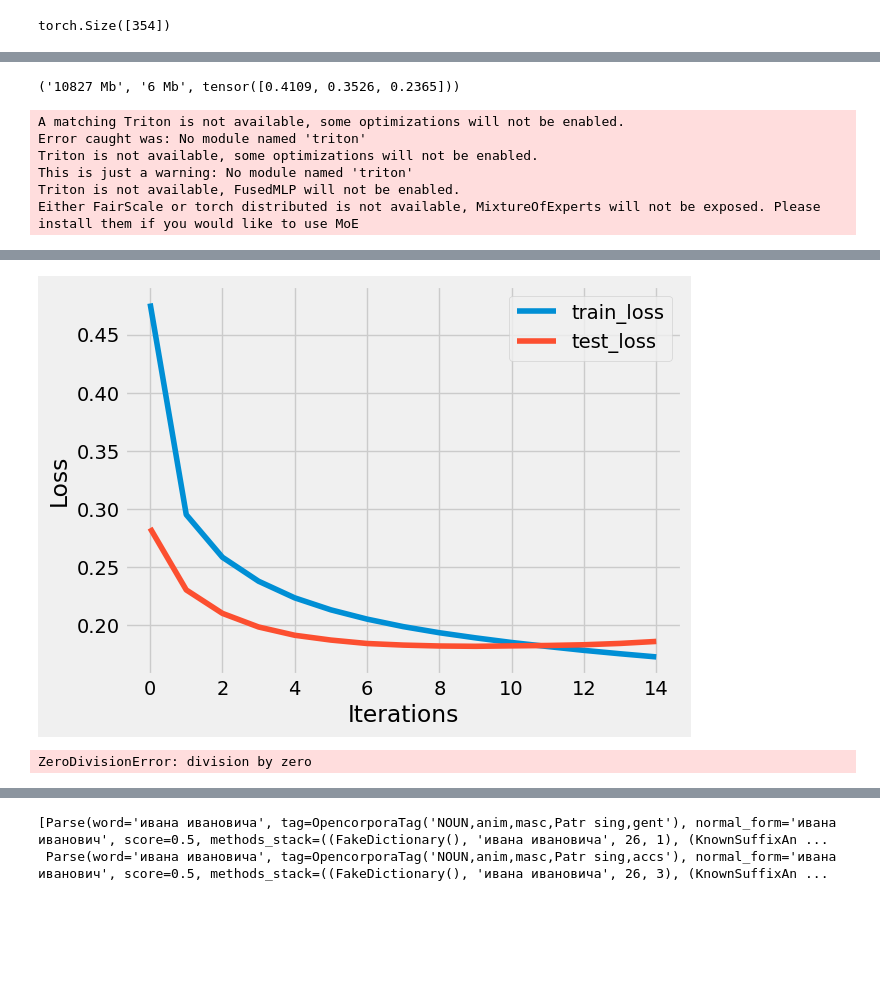
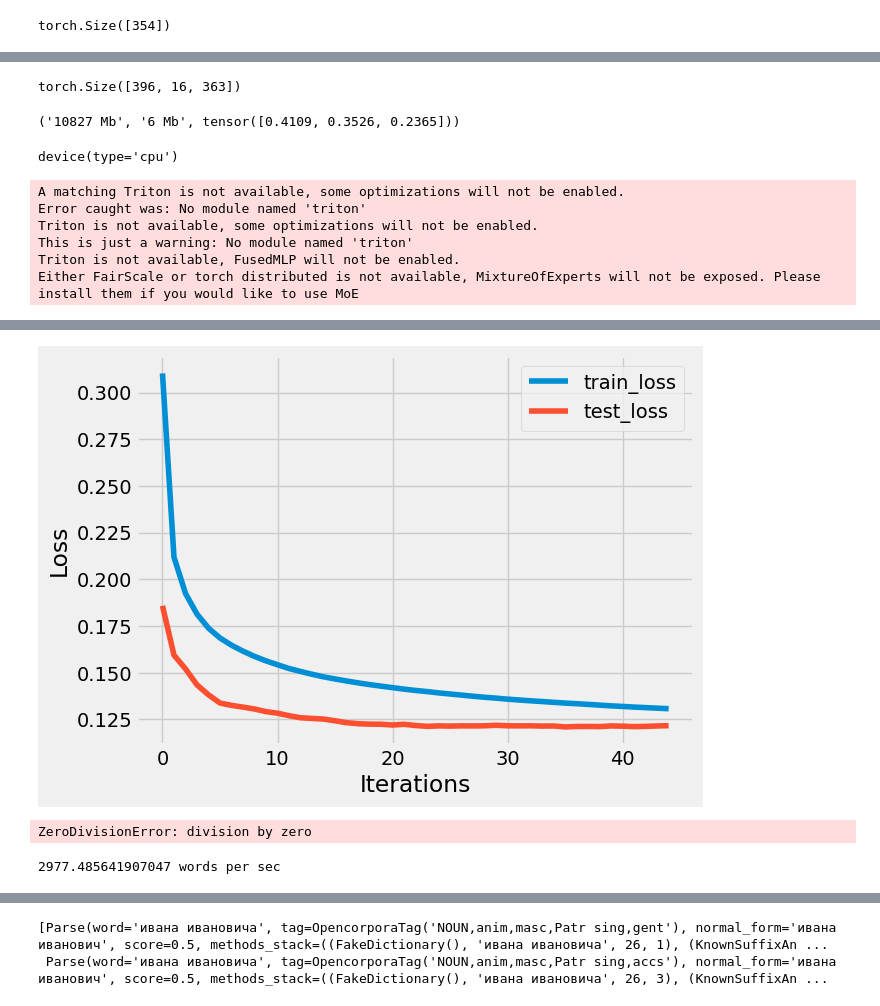
Before and after one commit to misha1sh/audio-ml, a Jupyter notebook: main-text-grammar.ipynb, the cells around one changed output, grey strips where cells are left out. Drawn from its saved outputs; the diff is of its cells as text; code cells hidden in the pictures; blank space fills up the shorter version.

Commit message:
0.12 loss model

```diff
--- a/main-text-grammar.ipynb
+++ b/main-text-grammar.ipynb
@@ -23,7 +23,7 @@ from navec import Navec
 from razdel import tokenize, sentenize
 from nerus import load_nerus
 
-from utils import ProgressParallel
+from utils import ProgressParallel, chunks, size_of_tensor, count_parameters
 from joblib import delayed
 
 from utils import download_file
@@ -34,16 +34,7 @@ from slovnet.model.emb import NavecEmbedding
 
 import random
 import string
-def chunks(multiple_lists, chunk_size):
-    for i in range(0, len(multiple_lists[0]), chunk_size):
-        yield tuple(l[i:i + chunk_size] for l in multiple_lists)
-def size_of_tensor(tensor):
-    return round(tensor.nelement() * tensor.element_size())
-def count_parameters(model):
-    param_size = 0
-    for param in model.parameters():
-        param_size += param.nelement() * param.element_size()
-    return param_size / 1024 ** 2
+
 from pymorphy2.tagset import OpencorporaTag
 from params import NO_PUNCT, build_params
 morph = pymorphy2.MorphAnalyzer()
@@ -93,5 +84,6 @@ params = build_params({
     "USE_NAVEC": True,
     'CUT_NAVEC_TAGS_SET': set(CUT_NAVEC_TAGS_ARRAY),
     'INFECTED_TEXT_PROB': 0.1,
+    "RETAIN_LEFT_PUNCT": True,
 })
-# torch.cuda.is_available(), torch.rand(10).to('cuda:0')
+torch.cuda.is_available(), torch.rand(10).to('cuda:0')
@@ -222,0 +106,10 @@ Test: 146638 samples
+# %%
+import dataset_lib
+import importlib
+importlib.reload(dataset_lib)
+
+
+params['type'] = 'lenta'
+dataset = dataset_lib.Dataset(params, train_test_split=0.9, chunk_size=300000, batch_size=2000)
+dataset.load(50000, 10000) # 50000
+dataset.to_gpu()
@@ -340,3 +129,7 @@ def create_dataset(cnt, parts, params):
+# %%
+dataset.x_train_chunks[0].shape
+# %% [output]
+torch.Size([396, 16, 363])
 # %%
 
 # cnt = 686492 # 400000
@@ -350,3 +145,7 @@ size_of_tensor(input), size_of_tensor(output), torch.sum(output, 0) / len(output
+# %%
+b.device
+# %% [output]
+device(type='cpu')
 # %%
 from xformers.factory import xFormerEncoderBlock, xFormerEncoderConfig
 
@@ -458,10 +257,9 @@ def train_model():
                         # },
                     })
 
-    infected_indices = torch.arange(input.shape[0])[dataset['is_infected']]
-    trainer.set_data(input, output, train_test_split=0.9, not_test_indices=infected_indices)
+    trainer.set_data(dataset)
     try:
-        trainer.train(400, batch=2000, trial=None, log=True) # , chunk_size=680000,
+        trainer.train(400, trial=None, log=True) # , chunk_size=680000,
     except KeyboardInterrupt:
         print("interrupted")
         # type, val, tb = sys.exc_info()
@@ -495,5 +293,5 @@ trainer = train_model()
 interrupted
-[figure, old version]
+[figure, new version]
 # %%
 Positional embedding должен быть около знака препинания, а не около начала
 # %%
@@ -533,3 +332,16 @@ torch.cuda.empty_cache()
 1/0
 # %% [output]
 ZeroDivisionError: division by zero
+# %%
+model = trainer.model.to('cpu:0')
+
+from timeit import default_timer as timer
+start = timer()
+with torch.no_grad():
+    trainer.model(trainer.dataset.x_test)
+end = timer()
+print(len(trainer.dataset.x_test) / (end - start) / 32, "words per sec")
+
+_ = trainer.model.cuda()
+# %% [output]
+2977.485641907047 words per sec
```
Also changed, not shown: parts of 17 cells of this notebook, 5 other files.
